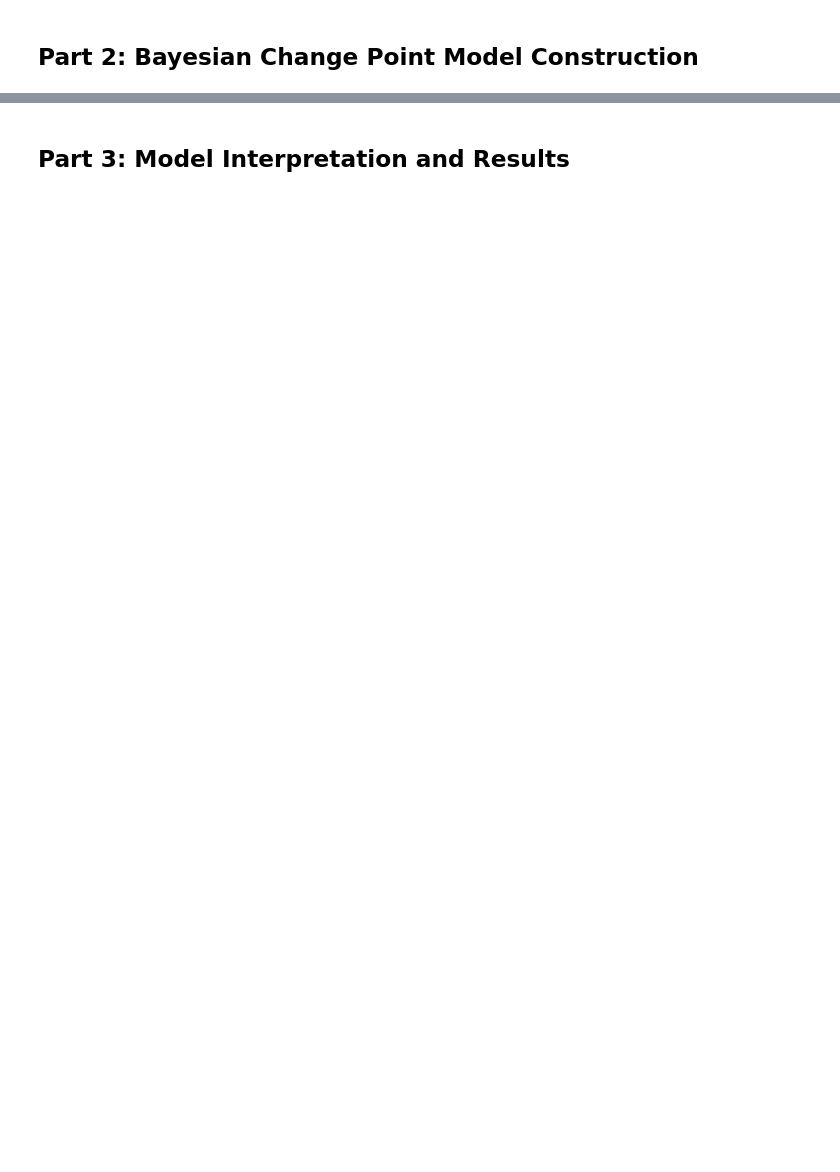
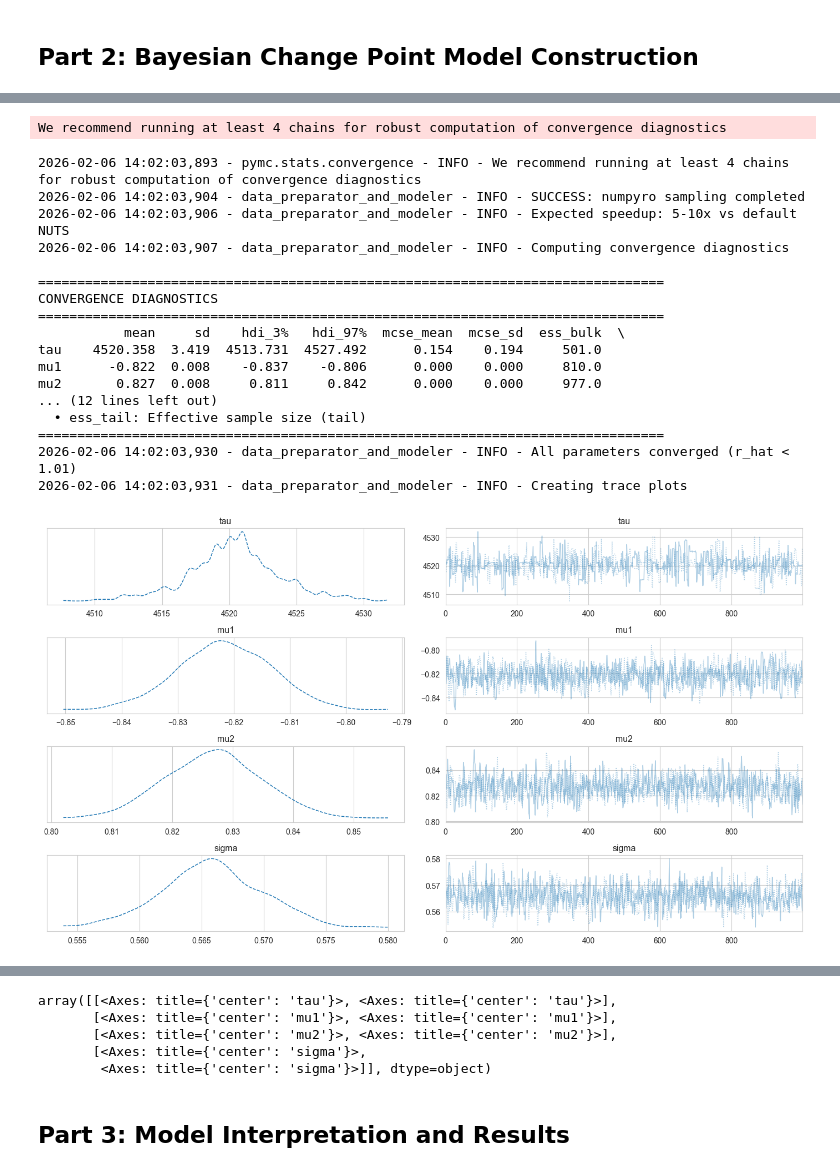
Before and after one commit to GrimVad3r/Statistical-Modeling-of-Time-Series-Data, a Jupyter notebook: notebooks/Task_2_ChangePointModeling.ipynb, the cells around one changed output, grey strips where cells are left out. Drawn from its saved outputs; the diff is of its cells as text; code cells hidden in the pictures; blank space fills up the shorter version.

Commit message:
Task  2 : Change Point Modeling Notebook Completion

```diff
--- a/notebooks/Task_2_ChangePointModeling.ipynb
+++ b/notebooks/Task_2_ChangePointModeling.ipynb
@@ -108,0 +71,13 @@ print(f'\nLast rows:\n{df.tail()}')
+# %%
+# Cell 2: Data Loading and Preparation
+from data_preparator_and_modeler import DataPreparator
+
+# Load and prepare data
+preparer = DataPreparator('../data/raw/BrentOilPrices.csv')
+df = preparer.load_and_prepare()
+df = preparer.prepare_for_modeling()
+
+print(f'\nData shape: {df.shape}')
+print(f'Date range: {df["Date"].min()} to {df["Date"].max()}')
+print(f'\nFirst rows:\n{df.head()}')
+print(f'\nLast rows:\n{df.tail()}')
@@ -329,0 +123,19 @@ cp_model.plot_trace()
+# %%
+# Cell 4: Build Bayesian Change Point Model
+from data_preparator_and_modeler import BayesianChangePointModel
+
+# Build and fit the model
+logger.info('='*80)
+logger.info('BUILDING BAYESIAN CHANGE POINT MODEL')
+logger.info('='*80)
+
+cp_model = BayesianChangePointModel(df, variable='Price')
+cp_model.build_model()
+
+# Note: For demonstration, we use fewer samples. Increase for production.
+cp_model.fit_model(draws=1000, tune=500, chains=2, random_seed=42)
+
+# Check convergence
+summary = cp_model.check_convergence()
+cp_model.plot_trace()
+# %% [output]
@@ -329,0 +163,19 @@ cp_model.plot_trace()
+We recommend running at least 4 chains for robust computation of convergence diagnostics
+2026-02-06 14:02:03,893 - pymc.stats.convergence - INFO - We recommend running at least 4 chains for robust computation of convergence diagnostics
+2026-02-06 14:02:03,904 - data_preparator_and_modeler - INFO - SUCCESS: numpyro sampling completed
+2026-02-06 14:02:03,906 - data_preparator_and_modeler - INFO - Expected speedup: 5-10x vs default NUTS
+2026-02-06 14:02:03,907 - data_preparator_and_modeler - INFO - Computing convergence diagnostics
+
+================================================================================
+CONVERGENCE DIAGNOSTICS
+================================================================================
+           mean     sd    hdi_3%   hdi_97%  mcse_mean  mcse_sd  ess_bulk  \
+tau    4520.358  3.419  4513.731  4527.492      0.154    0.194     501.0
+mu1      -0.822  0.008    -0.837    -0.806      0.000    0.000     810.0
+mu2       0.827  0.008     0.811     0.842      0.000    0.000     977.0
+... (12 lines left out)
+  • ess_tail: Effective sample size (tail)
+================================================================================
+2026-02-06 14:02:03,930 - data_preparator_and_modeler - INFO - All parameters converged (r_hat < 1.01)
+2026-02-06 14:02:03,931 - data_preparator_and_modeler - INFO - Creating trace plots
+[figure, added]
@@ -330,2 +183,7 @@ cp_model.plot_trace()
+array([[<Axes: title={'center': 'tau'}>, <Axes: title={'center': 'tau'}>],
+       [<Axes: title={'center': 'mu1'}>, <Axes: title={'center': 'mu1'}>],
+       [<Axes: title={'center': 'mu2'}>, <Axes: title={'center': 'mu2'}>],
+       [<Axes: title={'center': 'sigma'}>,
+        <Axes: title={'center': 'sigma'}>]], dtype=object)
 # %% [markdown]
 ## Part 3: Model Interpretation and Results
```
Also changed, not shown: parts of 16 cells of this notebook, 8 other files.
